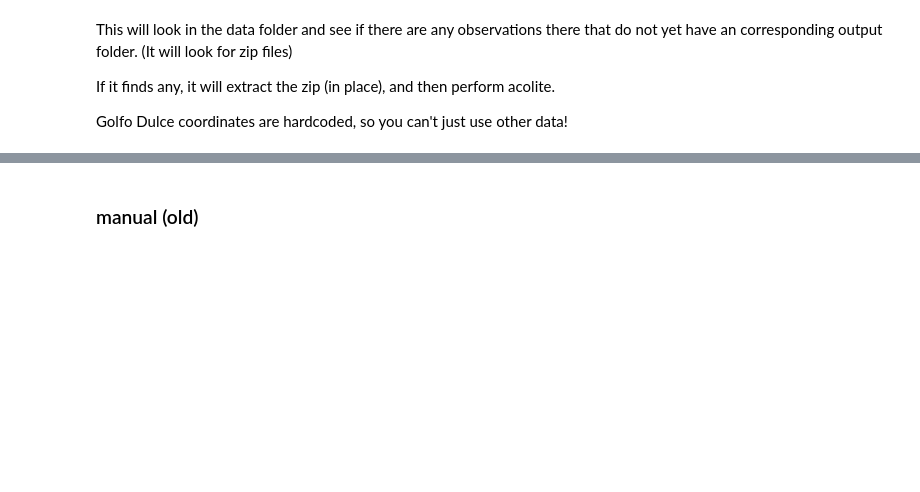
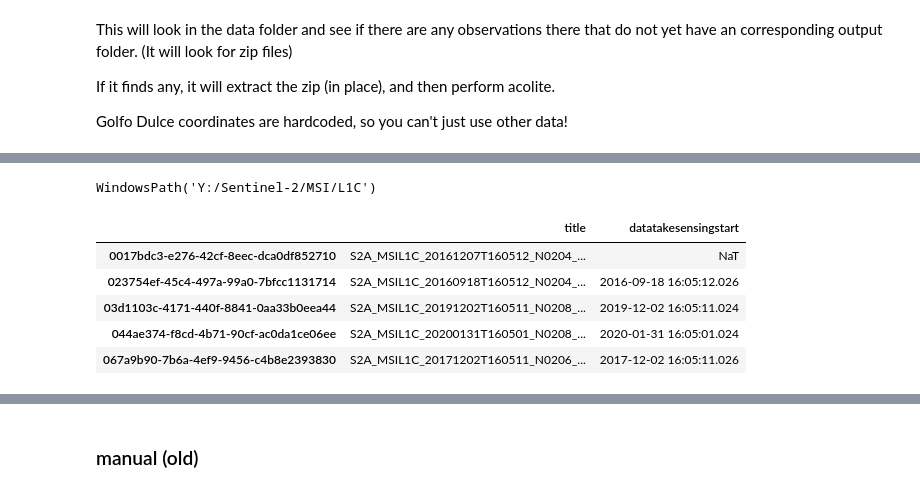
Before and after one commit to CoralBuddies/RCCR_mothership, a Jupyter notebook: notebooks/download_and_acolite.ipynb, the cells around one changed output, grey strips where cells are left out. Saved outputs shown, nothing was run; the diff lists cells and outputs as text; code cells hidden in the pictures; blank space fills up the shorter version.

```diff
--- a/notebooks/download_and_acolite.ipynb
+++ b/notebooks/download_and_acolite.ipynb
@@ -41,8 +66,9 @@ footprint
 ## only L1C works for ACOLITE (or at least L2A doesn't)
 # %%
 products_L1C = api.query(footprint,
-                    date = ('20190101', '20190331'),
+                    date = ('20140101', '20200531'),
                      platformname = 'Sentinel-2',
                      processinglevel = 'Level-1C',
                      cloudcoverpercentage = (0,30),
-                        limit=5)
+                        #limit=5
+                        )
@@ -60,0 +79,2 @@ products_gdf_sorted_L1C
+# %%
+products_gdf_L1C = api.to_dataframe(products_L1C)
@@ -60,0 +118,2 @@ products_gdf_sorted_L1C
+# %%
+targets = products_gdf_L1C[['title','datatakesensingstart']]
@@ -103,3 +166,16 @@ os.getcwd()
+# %%
+data_in_root
+# %% [output]
+WindowsPath('Y:/Sentinel-2/MSI/L1C')
+# %%
+targets.head()
+# %% [output]
+|  | title | datatakesensingstart |
+| 0017bdc3-e276-42cf-8eec-dca0df852710 | S2A_MSIL1C_20161207T160512_N0204_... | NaT |
+| 023754ef-45c4-497a-99a0-7bfcc1131714 | S2A_MSIL1C_20160918T160512_N0204_... | 2016-09-18 16:05:12.026 |
+| 03d1103c-4171-440f-8841-0aa33b0eea44 | S2A_MSIL1C_20191202T160511_N0208_... | 2019-12-02 16:05:11.024 |
+| 044ae374-f8cd-4b71-90cf-ac0da1ce06ee | S2A_MSIL1C_20200131T160501_N0208_... | 2020-01-31 16:05:01.024 |
+| 067a9b90-7b6a-4ef9-9456-c4b8e2393830 | S2A_MSIL1C_20171202T160511_N0206_... | 2017-12-02 16:05:11.026 |
 # %%
 import zipfile
 import subprocess
```
Also changed, not shown: parts of 27 cells of this notebook.
